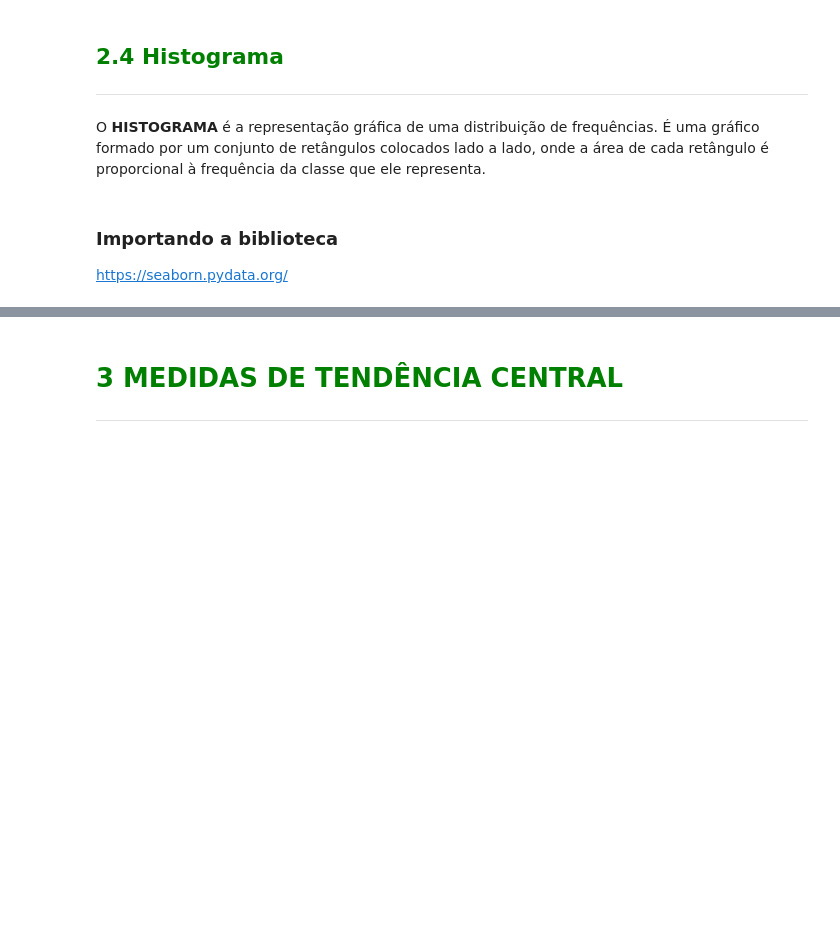
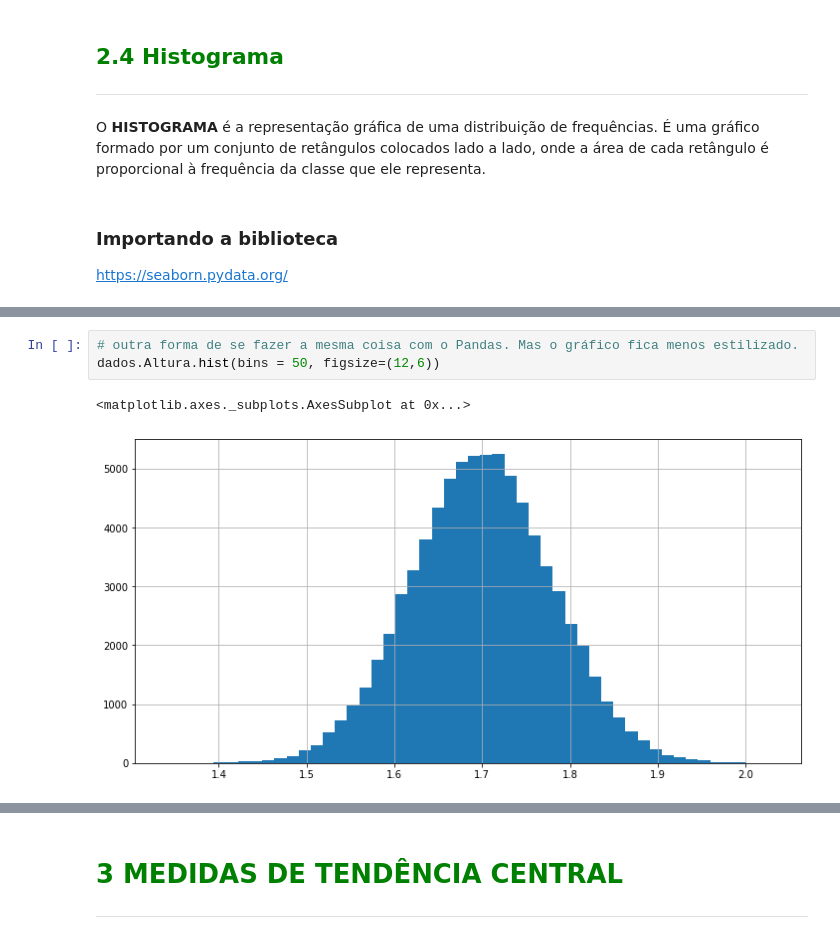
Before and after one commit to lumagri/Python_to_Data_Science, a Jupyter notebook: 6_Estatistica_com_Python_Frequencias_e_Medidas/Curso_de_Estatística_Parte_1.ipynb, the cells around one changed output, grey strips where cells are left out. Drawn from its saved outputs; the diff is of its cells as text; blank space fills up the shorter version.

```diff
--- a/6_Estatistica_com_Python_Frequencias_e_Medidas/Curso_de_Estatística_Parte_1.ipynb
+++ b/6_Estatistica_com_Python_Frequencias_e_Medidas/Curso_de_Estatística_Parte_1.ipynb
@@ -458,0 +785,6 @@ https://seaborn.pydata.org/
+# %%
+# outra forma de se fazer a mesma coisa com o Pandas. Mas o gráfico fica menos estilizado.
+dados.Altura.hist(bins = 50, figsize=(12,6))
+# %% [output]
+<matplotlib.axes._subplots.AxesSubplot at 0x...>
+[figure, added]
```
Also changed, not shown: parts of 30 cells of this notebook.
